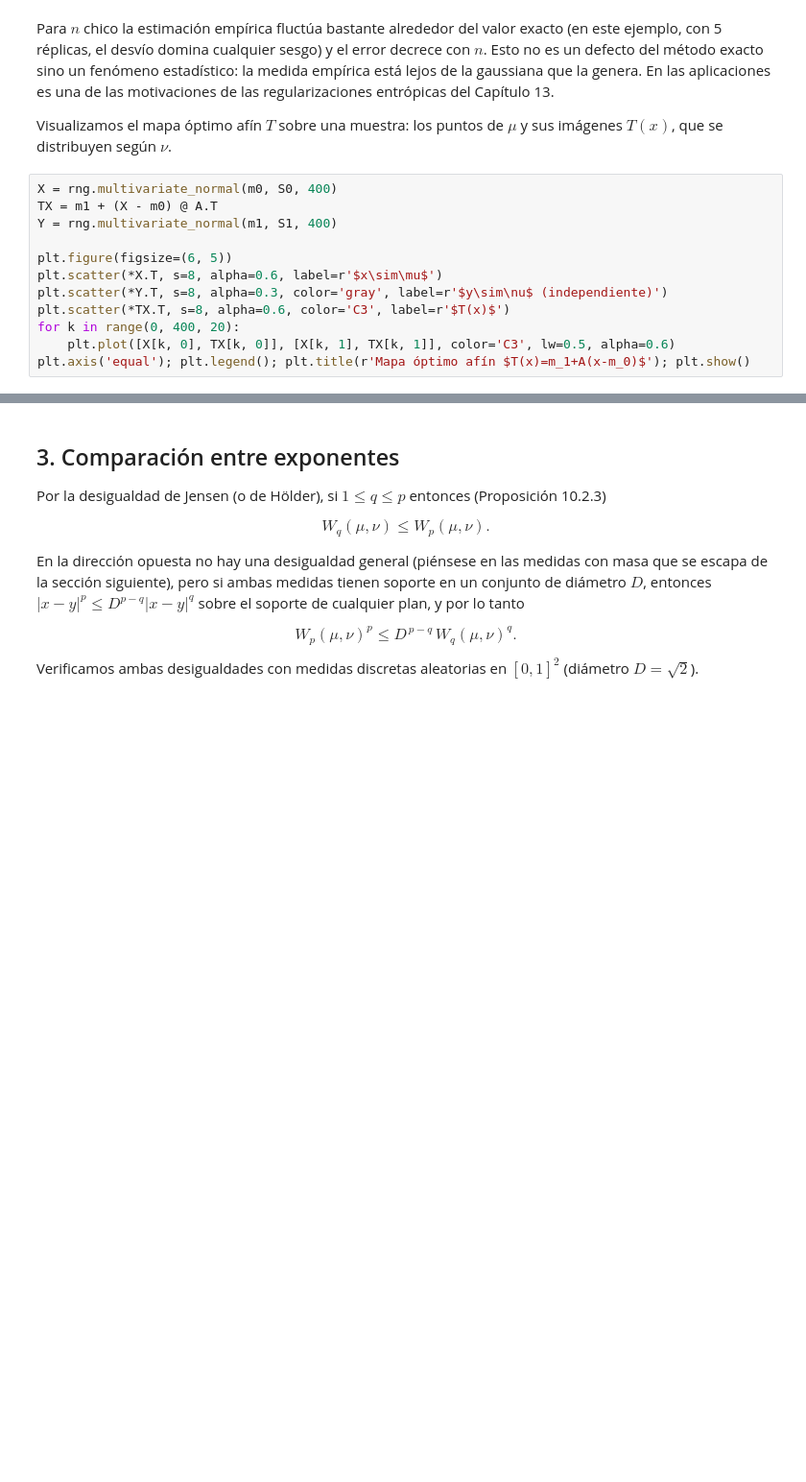
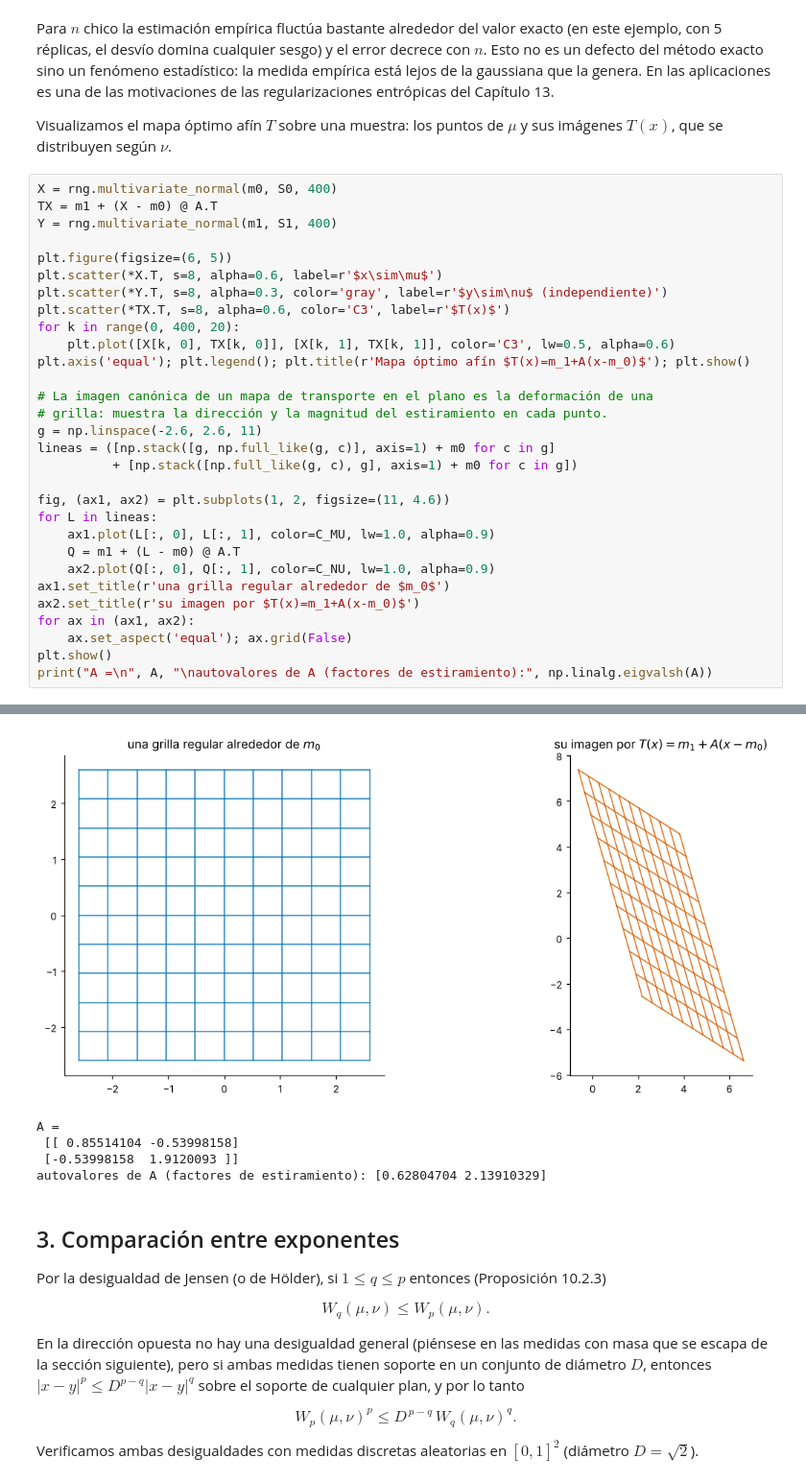
Before and after one commit to jfbonder/transporte-optimo, a Jupyter notebook: cuadernos/04-distancias-wasserstein.ipynb, the cells around one changed output, grey strips where cells are left out. Shown at 96% size. Cells and saved outputs as stored; diff of their text form; blank space fills up the shorter version.

```diff
--- a/cuadernos/04-distancias-wasserstein.ipynb
+++ b/cuadernos/04-distancias-wasserstein.ipynb
@@ -272,17 +272,40 @@ Visualizamos el mapa óptimo afín $T$ sobre una muestra: los puntos de $\mu$ y
 # %%
 X = rng.multivariate_normal(m0, S0, 400)
 TX = m1 + (X - m0) @ A.T
 Y = rng.multivariate_normal(m1, S1, 400)
 
 plt.figure(figsize=(6, 5))
 plt.scatter(*X.T, s=8, alpha=0.6, label=r'$x\sim\mu$')
 plt.scatter(*Y.T, s=8, alpha=0.3, color='gray', label=r'$y\sim\nu$ (independiente)')
 plt.scatter(*TX.T, s=8, alpha=0.6, color='C3', label=r'$T(x)$')
 for k in range(0, 400, 20):
     plt.plot([X[k, 0], TX[k, 0]], [X[k, 1], TX[k, 1]], color='C3', lw=0.5, alpha=0.6)
 plt.axis('equal'); plt.legend(); plt.title(r'Mapa óptimo afín $T(x)=m_1+A(x-m_0)$'); plt.show()
+
+# La imagen canónica de un mapa de transporte en el plano es la deformación de una
+# grilla: muestra la dirección y la magnitud del estiramiento en cada punto.
+g = np.linspace(-2.6, 2.6, 11)
+lineas = ([np.stack([g, np.full_like(g, c)], axis=1) + m0 for c in g]
+          + [np.stack([np.full_like(g, c), g], axis=1) + m0 for c in g])
+
+fig, (ax1, ax2) = plt.subplots(1, 2, figsize=(11, 4.6))
+for L in lineas:
+    ax1.plot(L[:, 0], L[:, 1], color=C_MU, lw=1.0, alpha=0.9)
+    Q = m1 + (L - m0) @ A.T
+    ax2.plot(Q[:, 0], Q[:, 1], color=C_NU, lw=1.0, alpha=0.9)
+ax1.set_title(r'una grilla regular alrededor de $m_0$')
+ax2.set_title(r'su imagen por $T(x)=m_1+A(x-m_0)$')
+for ax in (ax1, ax2):
+    ax.set_aspect('equal'); ax.grid(False)
+plt.show()
+print("A =\n", A, "\nautovalores de A (factores de estiramiento):", np.linalg.eigvalsh(A))
 # %% [output]
 [figure]
+[figure, added]
+A =
+ [[ 0.85514104 -0.53998158]
+ [-0.53998158  1.9120093 ]]
+autovalores de A (factores de estiramiento): [0.62804704 2.13910329]
 # %% [markdown]
 ## 3. Comparación entre exponentes
 
```
Also changed, not shown: 2 other files.
